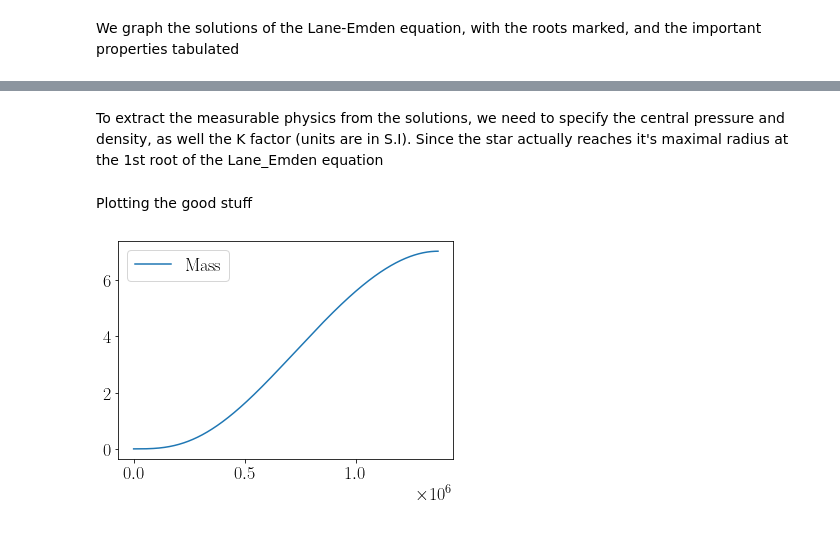
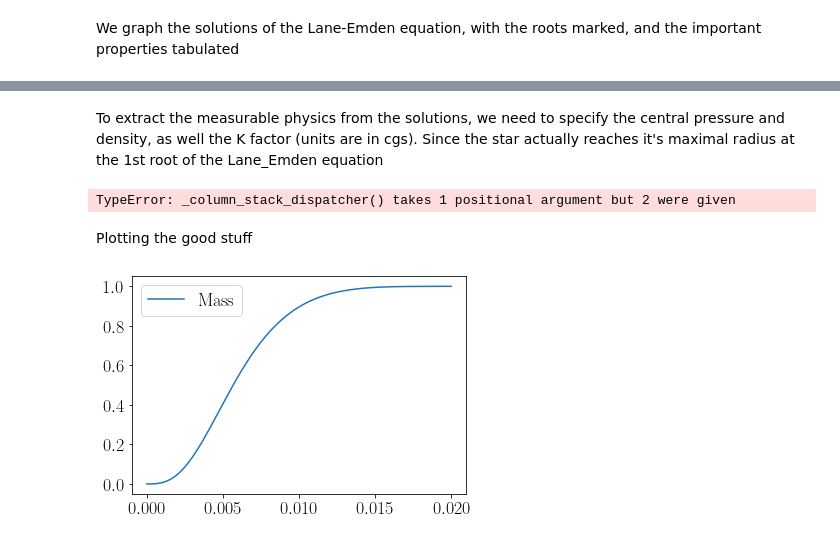
Before and after one commit to jaadt7/Lane_Emden, a Jupyter notebook: Lane-Emden.ipynb, the cells around one changed output, grey strips where cells are left out. Saved outputs shown, nothing was run; the diff lists cells and outputs as text; code cells hidden in the pictures.

```diff
--- a/Lane-Emden.ipynb
+++ b/Lane-Emden.ipynb
@@ -130,4 +130,4 @@ $\displaystyle n  \;\;\;\;\;  \xi_{1}   \;\;\;\;\; -\frac{d\theta}{d\xi}\Bigr|_{
 | 3 | 6.89194 | 0.0424747 |
 | 4 | 14.9565 | 0.00803214 |
 # %% [markdown]
-To extract the measurable physics from the solutions, we need to specify the central pressure and density, as well the K factor (units are in S.I). Since the star actually reaches it's maximal radius at the 1st root of the Lane_Emden equation
+To extract the measurable physics from the solutions, we need to specify the central pressure and density, as well the K factor (units are in cgs). Since the star actually reaches it's maximal radius at the 1st root of the Lane_Emden equation
@@ -176,13 +134,64 @@ for i in range(0,len(mass)-1):
+# %%
+n = 3 #polytropic index [select integer from 0 to 5]
+M = 1 #total mass in solar masses
+R = 0.02 #total radius in terms of solar radius
+
+m_sun = 1.989e+33 #grams
+r_sun = 6.957e+10 #cm
+G = 6.67408e-8    #dyn.(cm/g)^2
+
+#calculating K
+term1 = G/(n+1)
+term2 = np.power(M*m_sun,1-1/n)*np.power(R*r_sun,-1+3/n)
+term3 = 4*np.pi
+term4 = np.power(roots[n],n+1)*np.power(d_theta_1[n],n-1)
+
+K = term1*term2*np.power(term3/term4,1/n)
+
+#Calculating the central pressure
+term1 = 8.952e+14*np.power(M,2)*np.power(R,-4)
+term2 = (n+1)*np.power(d_theta_1[n],2)
+P_c   = term1/term2 #dyne/cm^2
+#Calculating central density
+rho_c = np.power(P_c/K,n/(n+1))
+#length scale
+term1 = (n+1)*P_c
+term2 = 4*np.pi*G*np.power(rho_c,2)
+alpha = np.sqrt(term1/term2)
+
+#solve for the extent to cut off the arrays
+limit = np.where(np.abs(dim_less_rad-roots[n])<1e-2)[0]
+
+dummy_1 = dim_less_rad[0:limit[0]]
+dummy_2 = poly_temp[0:limit[0],n+1]
+dummy_3 = poly_temp[0:limit[0],n]
+
+dm_lss_rd = dummy_1
+pl_tmp = dummy_2
+pl_tmp_dense = dummy_3
+pl_tmp_grad = np.gradient(pl_tmp_dense,dt)
+d_term = np.power(dm_lss_rd,2)*abs(np.interp(dm_lss_rd,dm_lss_rd,pl_tmp_grad))
+#calculating the radius, denisty, mass, and pressure using the Polytropic temperature
+rad = alpha*dm_lss_rd
+P = P_c*pl_tmp
+rho = rho_c*pl_tmp_dense
+mass = 4*np.pi*np.power(alpha,3)*rho_c*d_term
+
+#for Meyer
+data = np.column_stack([rad,mass])
+np.savetxt('rad_mass.txt',data)
+# %% [output]
+TypeError: _column_stack_dispatcher() takes 1 positional argument but 2 were given
 # %% [markdown]
 Plotting the good stuff
 # %%
 plt.figure()
-plt.plot(rad,mass/m_sun,label='Mass')
+plt.plot(rad/r_sun,mass/m_sun,label='Mass')
 
 plt.legend()
 plt.show()
 # %% [output]
-[figure, old version]
+[figure, new version]
 # %%
 plt.figure()
 plt.plot(rad/r_sun,P,label='Pressure')
```
Also changed, not shown: parts of 4 cells of this notebook, 1 other file.
